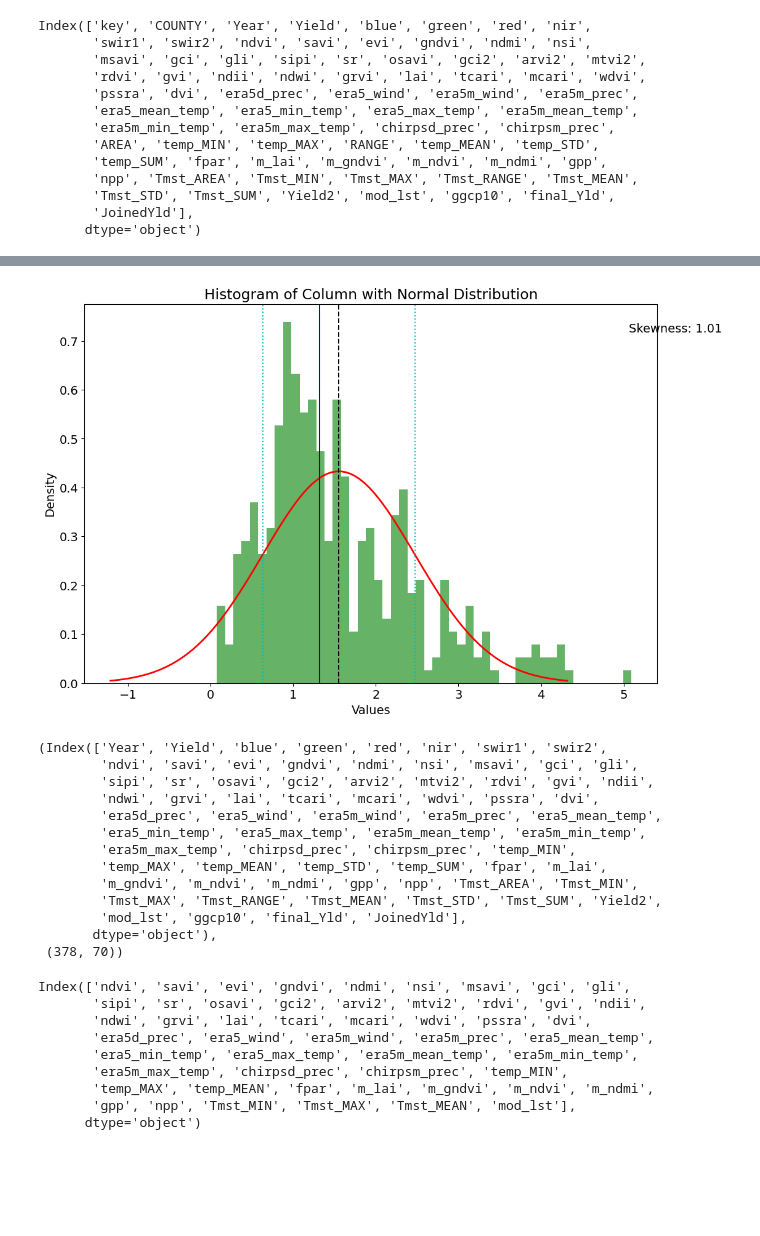
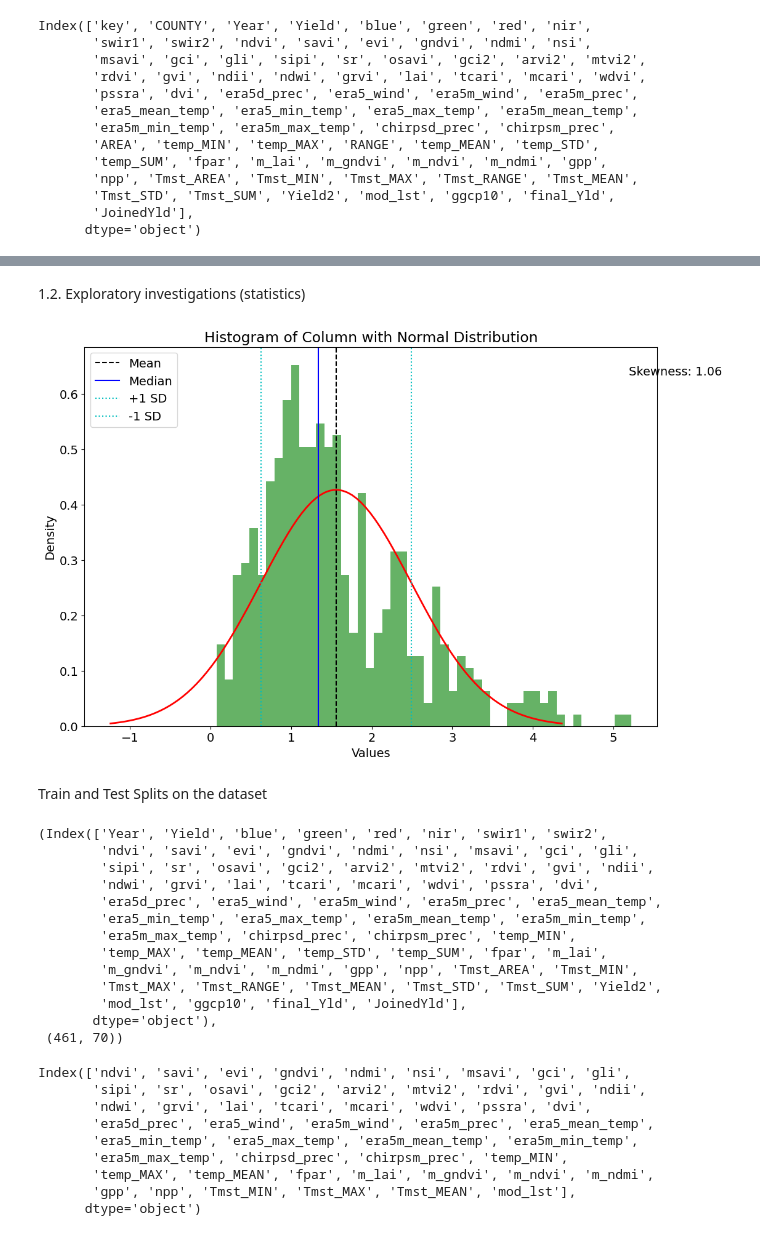
Before and after one commit to Kat-nesh/Redefining-maize-UAI, a Jupyter notebook: Model_Training_and_Evaluation.ipynb, the cells around one changed output, grey strips where cells are left out. Cells and saved outputs as stored; diff of their text form; code cells hidden in the pictures; blank space fills up the shorter version.

```diff
--- a/Model_Training_and_Evaluation.ipynb
+++ b/Model_Training_and_Evaluation.ipynb
@@ -91,4 +94,4 @@ Index(['key', 'COUNTY', 'Year', 'Yield', 'blue', 'green', 'red', 'nir',
        'JoinedYld'],
       dtype='object')
 # %%
-data = df[df['Year'].between(2010, 2018)]
+data = df[df['Year'].between(2010, 2020)]
@@ -139,7 +131,8 @@ train.describe()
 8 rows × 70 columns
+# %% [markdown]
+1.2. Exploratory investigations (statistics)
 # %%
 # Investigate Yield Data
-# Select the column you want to create a histogram for
 column = data['JoinedYld']
 
 # Calculate the mean, median, and standard deviation
@@ -156,35 +149,37 @@ mu, std_fit = stats.norm.fit(column)
 # Plot the histogram
 n, bins, patches = plt.hist(column, bins=50, density=True, alpha=0.6, color='g')
 
 # Plot the normal distribution
 x = np.linspace(mu - 3*std_fit, mu + 3*std_fit, 100)
 y = stats.norm.pdf(x, mu, std_fit)
 plt.plot(x, y, 'r', linewidth=2)
 
 # Add mean, median, and standard deviation lines
 plt.axvline(mean, color='k', linestyle='--', label='Mean')
 plt.axvline(median, color='b', linestyle='-', label='Median')
 plt.axvline(mean + std, color='c', linestyle=':', label='+1 SD')
 plt.axvline(mean - std, color='c', linestyle=':', label='-1 SD')
 
 # Add a title and labels to the x and y axes
 plt.title('Histogram of Column with Normal Distribution')
 plt.xlabel('Values')
 plt.ylabel('Density')
 
 # Add skewness text
 plt.text(0.95, 0.95, 'Skewness: {:.2f}'.format(skewness),
          horizontalalignment='left',
          verticalalignment='top',
          transform=plt.gca().transAxes)
 
 # # Add a legend
-# plt.legend()
+plt.legend()
 
 # Show the plot
 plt.show()
 # %% [output]
-[figure, old version]
+[figure, new version]
+# %% [markdown]
+Train and Test Splits on the dataset
 # %%
 features = train
 features.columns, features.shape
@@ -201,7 +196,7 @@ features.columns, features.shape
         'Tmst_MAX', 'Tmst_RANGE', 'Tmst_MEAN', 'Tmst_STD', 'Tmst_SUM', 'Yield2',
         'mod_lst', 'ggcp10', 'final_Yld', 'JoinedYld'],
        dtype='object'),
- (378, 70))
+ (461, 70))
 # %%
 # TRAIN SPLIT
 yld = train['JoinedYld']
```
Also changed, not shown: parts of 157 cells of this notebook.
